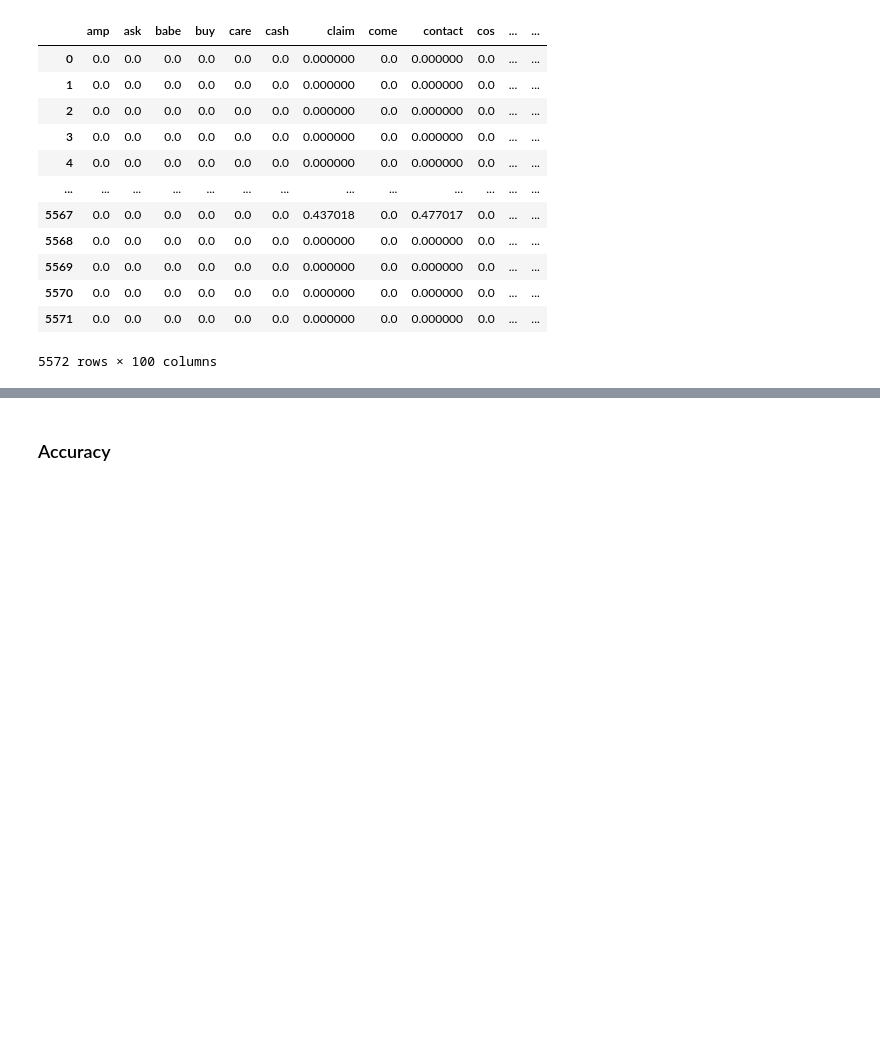
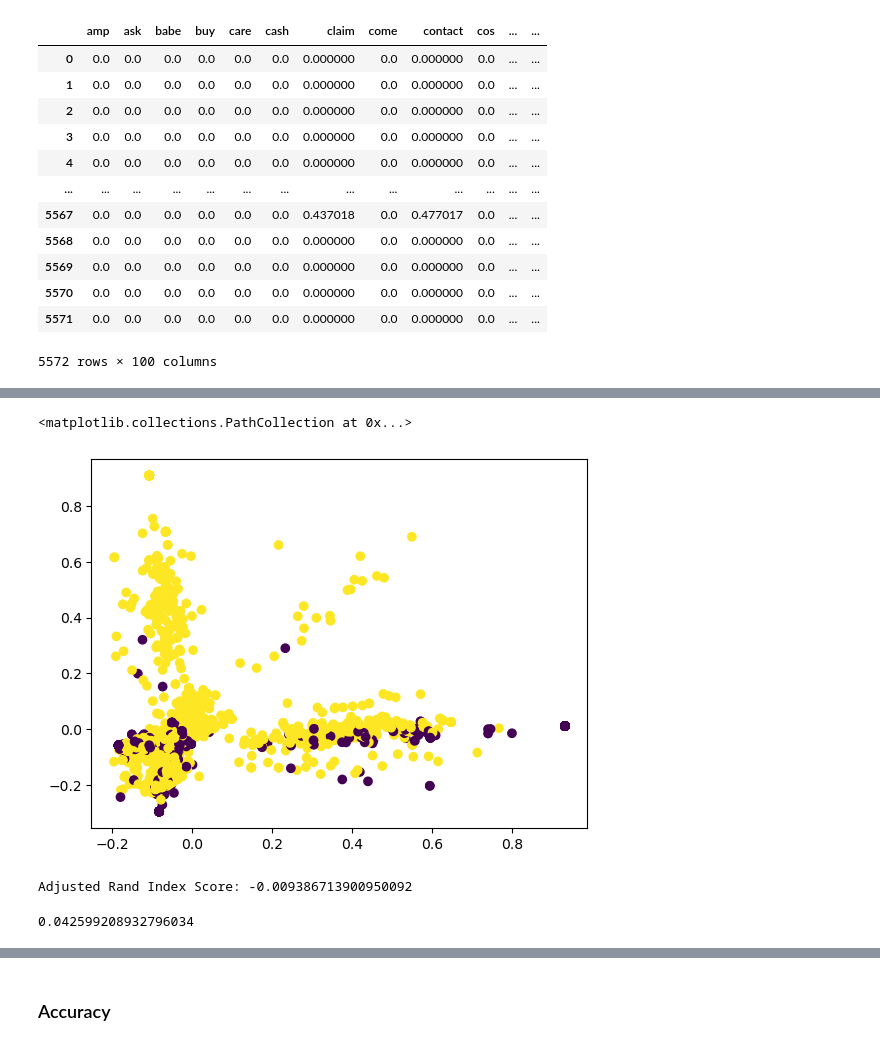
Before and after one commit to bonzonwin/UnsupervisedML_FinalProj, a Jupyter notebook: Unsupervised.ipynb, the cells around one changed output, grey strips where cells are left out. Cells and saved outputs as stored; diff of their text form; code cells hidden in the pictures; blank space fills up the shorter version.

```diff
--- a/Unsupervised.ipynb
+++ b/Unsupervised.ipynb
@@ -142,5 +143,23 @@ data.head()
 | 3 | ham | u dun say early hor u c say | 0.0 | 0 |
 | 4 | ham | nah dont think goes usf lives | 0.0 | 0 |
+# %%
+plt.scatter(X_pca[:, 0], X_pca[:, 1], c=cluster_labels, cmap='viridis')
+# %% [output]
+<matplotlib.collections.PathCollection at 0x...>
+[figure, added]
+# %%
+from sklearn.metrics import adjusted_rand_score
+
+# Assuming labels_true and labels_pred are the true labels and predicted labels, respectively
+ari_score = adjusted_rand_score(data['label'], cluster_labels)
+
+print("Adjusted Rand Index Score:", ari_score)
+
+silhouette = silhouette_score(X_pca,cluster_labels)
+silhouette
+# %% [output]
+Adjusted Rand Index Score: -0.009386713900950092
+0.042599208932796034
 # %%
 # Plotting
 fig, axes = plt.subplots(1, 2, figsize=(12, 5), sharey=True)
```
Also changed, not shown: parts of 4 cells of this notebook, 3 other files.
